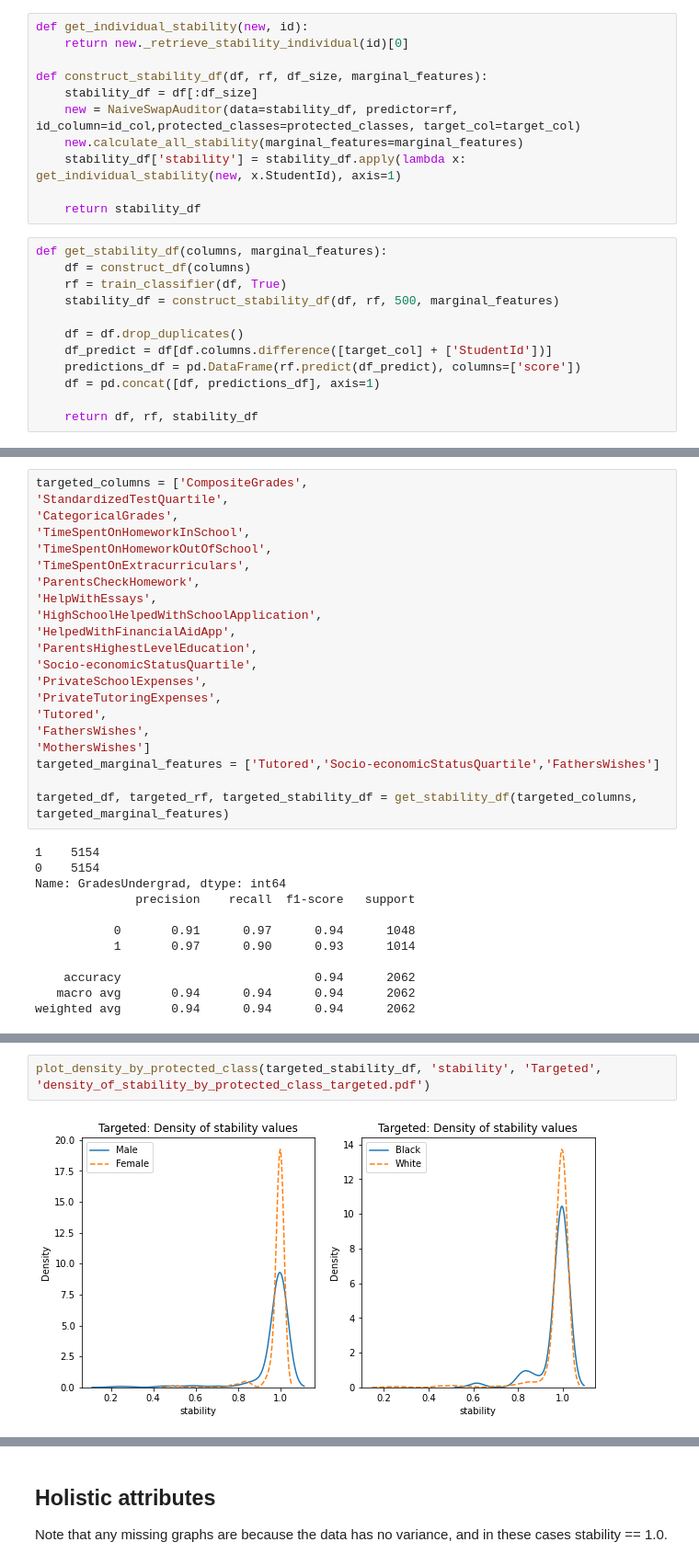
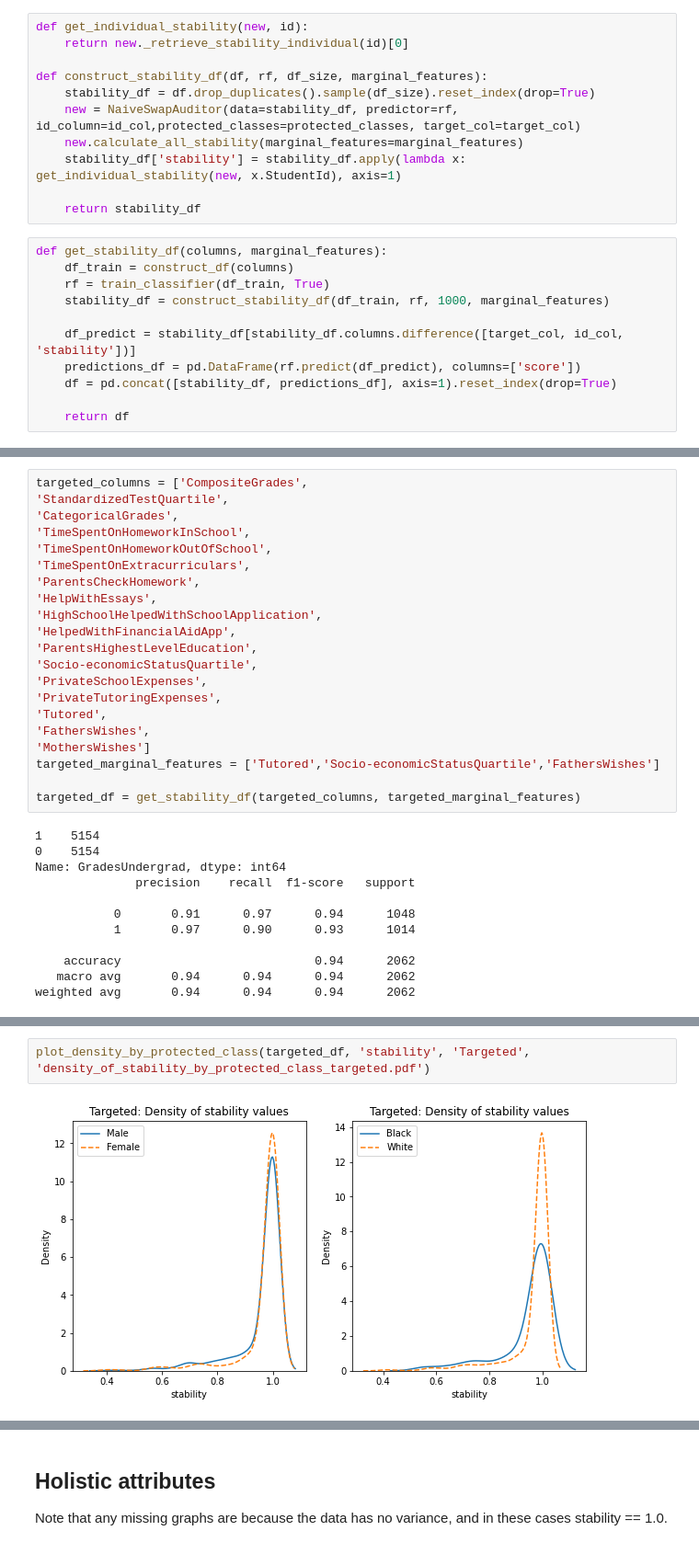
Before and after one commit to lurosenb/Swap_Auditor, a Jupyter notebook: nels_stability_tests.ipynb, the cells around one changed output, grey strips where cells are left out. Shown at 92% size. Saved outputs shown, nothing was run; the diff lists cells and outputs as text.

Commit message:
Update graphs

```diff
--- a/nels_stability_tests.ipynb
+++ b/nels_stability_tests.ipynb
@@ -102,7 +102,7 @@ def get_individual_stability(new, id):
     return new._retrieve_stability_individual(id)[0]
 
 def construct_stability_df(df, rf, df_size, marginal_features):
-    stability_df = df[:df_size]
+    stability_df = df.drop_duplicates().sample(df_size).reset_index(drop=True)
     new = NaiveSwapAuditor(data=stability_df, predictor=rf, id_column=id_col,protected_classes=protected_classes, target_col=target_col)
     new.calculate_all_stability(marginal_features=marginal_features)
     stability_df['stability'] = stability_df.apply(lambda x: get_individual_stability(new, x.StudentId), axis=1)
@@ -110,16 +110,15 @@ def construct_stability_df(df, rf, df_size, marginal_features):
     return stability_df
 # %%
 def get_stability_df(columns, marginal_features):
-    df = construct_df(columns)
-    rf = train_classifier(df, True)
-    stability_df = construct_stability_df(df, rf, 500, marginal_features)
+    df_train = construct_df(columns)
+    rf = train_classifier(df_train, True)
+    stability_df = construct_stability_df(df_train, rf, 1000, marginal_features)
 
-    df = df.drop_duplicates()
-    df_predict = df[df.columns.difference([target_col] + ['StudentId'])]
+    df_predict = stability_df[stability_df.columns.difference([target_col, id_col, 'stability'])]
     predictions_df = pd.DataFrame(rf.predict(df_predict), columns=['score'])
-    df = pd.concat([df, predictions_df], axis=1)
+    df = pd.concat([stability_df, predictions_df], axis=1).reset_index(drop=True)
 
-    return df, rf, stability_df
+    return df
 # %% [markdown]
 #### Graphing functions
 # %%
@@ -273,7 +268,7 @@ targeted_columns = ['CompositeGrades',
 'MothersWishes']
 targeted_marginal_features = ['Tutored','Socio-economicStatusQuartile','FathersWishes']
 
-targeted_df, targeted_rf, targeted_stability_df = get_stability_df(targeted_columns, targeted_marginal_features)
+targeted_df = get_stability_df(targeted_columns, targeted_marginal_features)
 # %% [output]
 1    5154
 0    5154
@@ -297,5 +292,5 @@ plot_density_intersectional(targeted_df, 'score', 'Targeted', 'density_of_score_
 # %%
-plot_density_by_protected_class(targeted_stability_df, 'stability', 'Targeted', 'density_of_stability_by_protected_class_targeted.pdf')
+plot_density_by_protected_class(targeted_df, 'stability', 'Targeted', 'density_of_stability_by_protected_class_targeted.pdf')
 # %% [output]
-[figure, old version]
+[figure, new version]
 # %%
```
Also changed, not shown: parts of 24 cells of this notebook, 12 other files.
